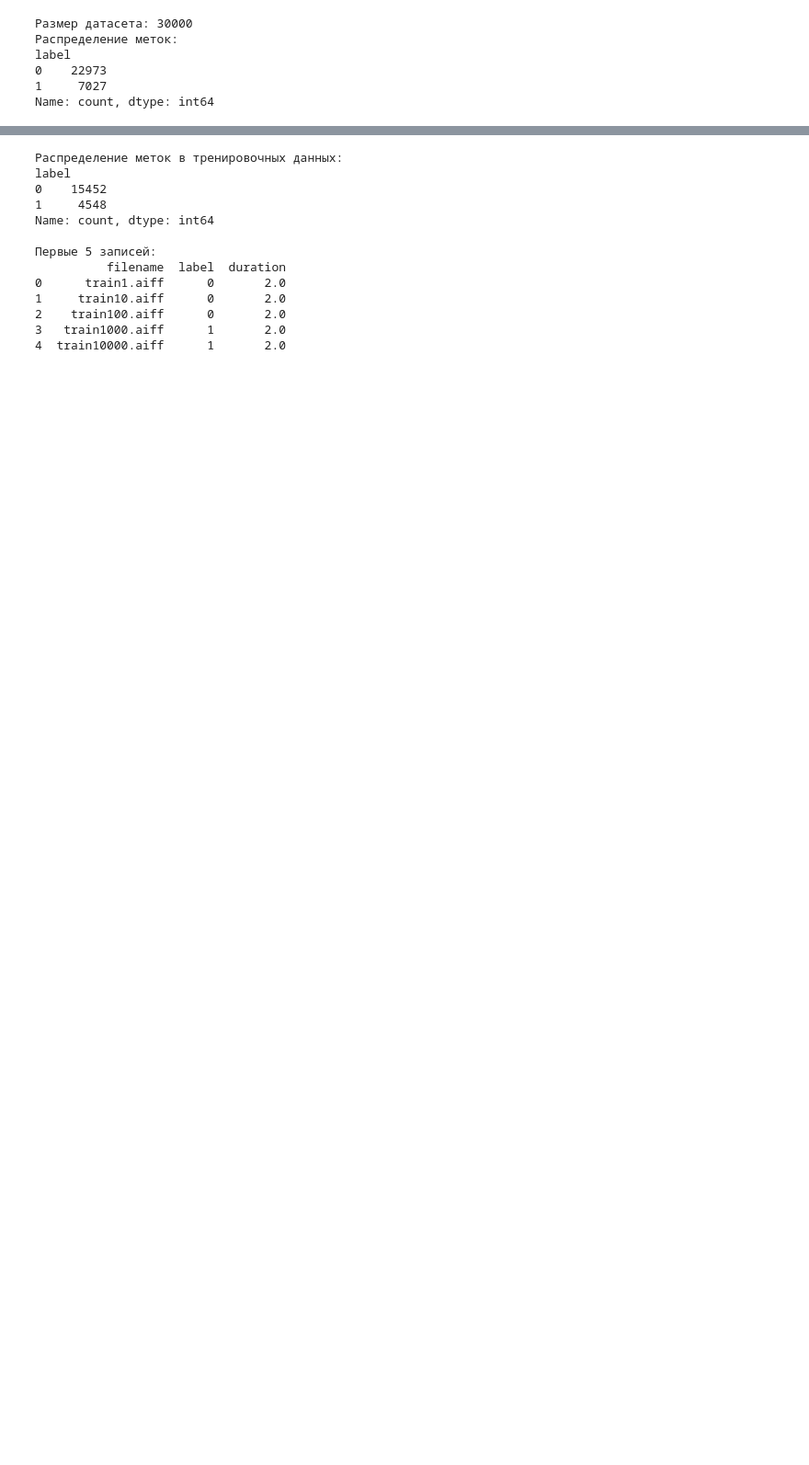
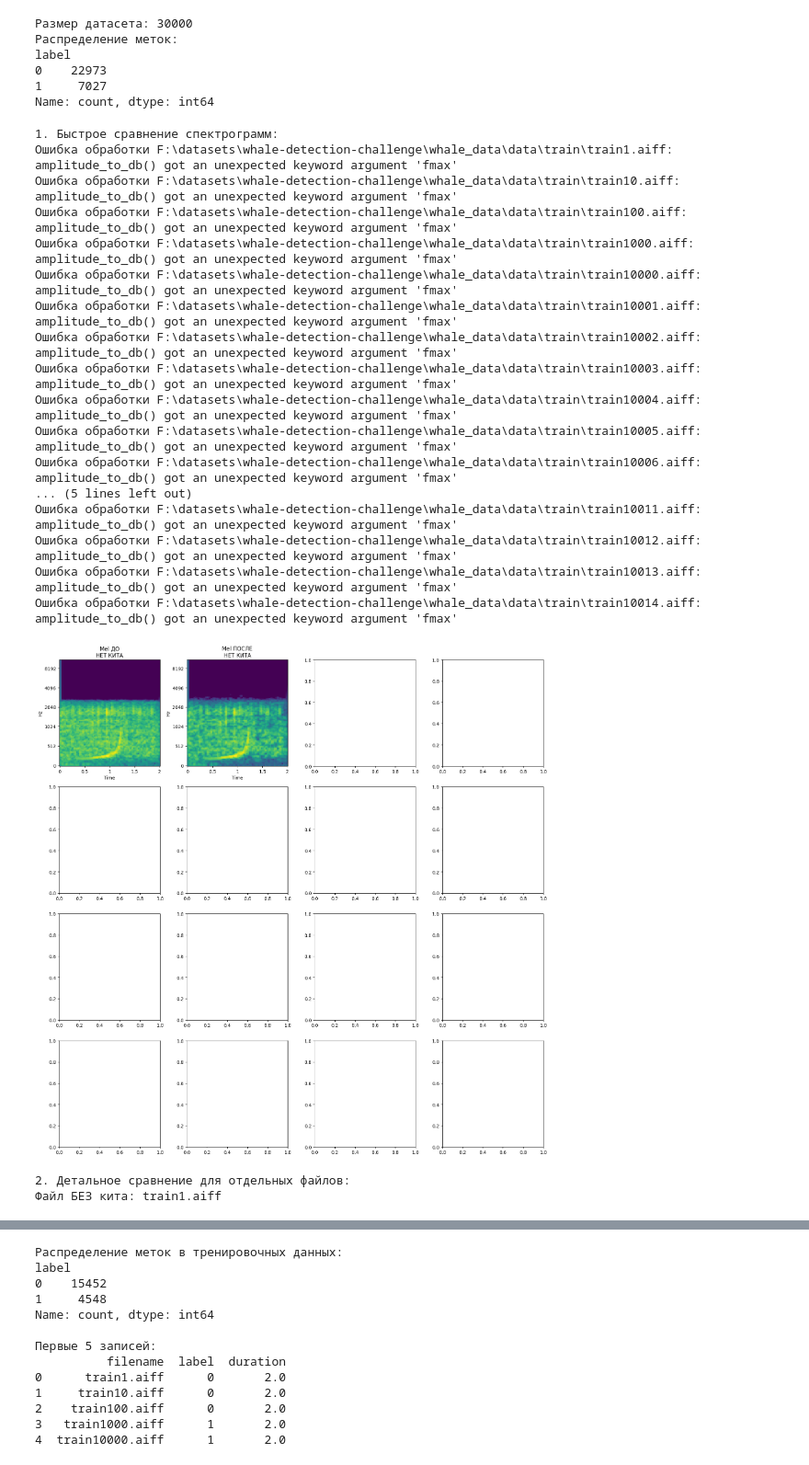
Before and after one commit to zerxtqwerx/Whales, a Jupyter notebook: code.ipynb, the cells around one changed output, grey strips where cells are left out. Shown at 92% size. Drawn from its saved outputs; the diff is of its cells as text; code cells hidden in the pictures; blank space fills up the shorter version.

```diff
--- a/code.ipynb
+++ b/code.ipynb
@@ -48,0 +479,50 @@ Name: count, dtype: int64
+# %%
+print("1. Быстрое сравнение спектрограмм:")
+fig1 = quick_spectrogram_comparison(train_audio_files, train_df, n_files=4)
+
+print("\n2. Детальное сравнение для отдельных файлов:")
+# Находим по одному файлу каждого класса
+class_0_sample = None
+class_1_sample = None
+
+for audio_file in train_audio_files[:100]:
+    filename = audio_file.name
+    matching_row = train_df[train_df['clip_name'] == filename]
+    if not matching_row.empty:
+        label = matching_row['label'].iloc[0]
+        if label == 0 and class_0_sample is None:
+            class_0_sample = audio_file
+        elif label == 1 and class_1_sample is None:
+            class_1_sample = audio_file
+
+        if class_0_sample and class_1_sample:
+            break
+
+if class_0_sample:
+    print(f"Файл БЕЗ кита: {class_0_sample.name}")
+    fig2 = compare_spectrogram_types_single_file(class_0_sample, label=0)
+
+if class_1_sample:
+    print(f"Файл С китом: {class_1_sample.name}")
+    fig3 = compare_spectrogram_types_single_file(class_1_sample, label=1)
+# %% [output]
+1. Быстрое сравнение спектрограмм:
+Ошибка обработки F:\datasets\whale-detection-challenge\whale_data\data\train\train1.aiff: amplitude_to_db() got an unexpected keyword argument 'fmax'
+Ошибка обработки F:\datasets\whale-detection-challenge\whale_data\data\train\train10.aiff: amplitude_to_db() got an unexpected keyword argument 'fmax'
+Ошибка обработки F:\datasets\whale-detection-challenge\whale_data\data\train\train100.aiff: amplitude_to_db() got an unexpected keyword argument 'fmax'
+Ошибка обработки F:\datasets\whale-detection-challenge\whale_data\data\train\train1000.aiff: amplitude_to_db() got an unexpected keyword argument 'fmax'
+Ошибка обработки F:\datasets\whale-detection-challenge\whale_data\data\train\train10000.aiff: amplitude_to_db() got an unexpected keyword argument 'fmax'
+Ошибка обработки F:\datasets\whale-detection-challenge\whale_data\data\train\train10001.aiff: amplitude_to_db() got an unexpected keyword argument 'fmax'
+Ошибка обработки F:\datasets\whale-detection-challenge\whale_data\data\train\train10002.aiff: amplitude_to_db() got an unexpected keyword argument 'fmax'
+Ошибка обработки F:\datasets\whale-detection-challenge\whale_data\data\train\train10003.aiff: amplitude_to_db() got an unexpected keyword argument 'fmax'
+Ошибка обработки F:\datasets\whale-detection-challenge\whale_data\data\train\train10004.aiff: amplitude_to_db() got an unexpected keyword argument 'fmax'
+Ошибка обработки F:\datasets\whale-detection-challenge\whale_data\data\train\train10005.aiff: amplitude_to_db() got an unexpected keyword argument 'fmax'
+Ошибка обработки F:\datasets\whale-detection-challenge\whale_data\data\train\train10006.aiff: amplitude_to_db() got an unexpected keyword argument 'fmax'
+... (5 lines left out)
+Ошибка обработки F:\datasets\whale-detection-challenge\whale_data\data\train\train10011.aiff: amplitude_to_db() got an unexpected keyword argument 'fmax'
+Ошибка обработки F:\datasets\whale-detection-challenge\whale_data\data\train\train10012.aiff: amplitude_to_db() got an unexpected keyword argument 'fmax'
+Ошибка обработки F:\datasets\whale-detection-challenge\whale_data\data\train\train10013.aiff: amplitude_to_db() got an unexpected keyword argument 'fmax'
+Ошибка обработки F:\datasets\whale-detection-challenge\whale_data\data\train\train10014.aiff: amplitude_to_db() got an unexpected keyword argument 'fmax'
+[figure, added]
+2. Детальное сравнение для отдельных файлов:
+Файл БЕЗ кита: train1.aiff
```
Also changed, not shown: parts of 19 cells of this notebook, 9 other files.
